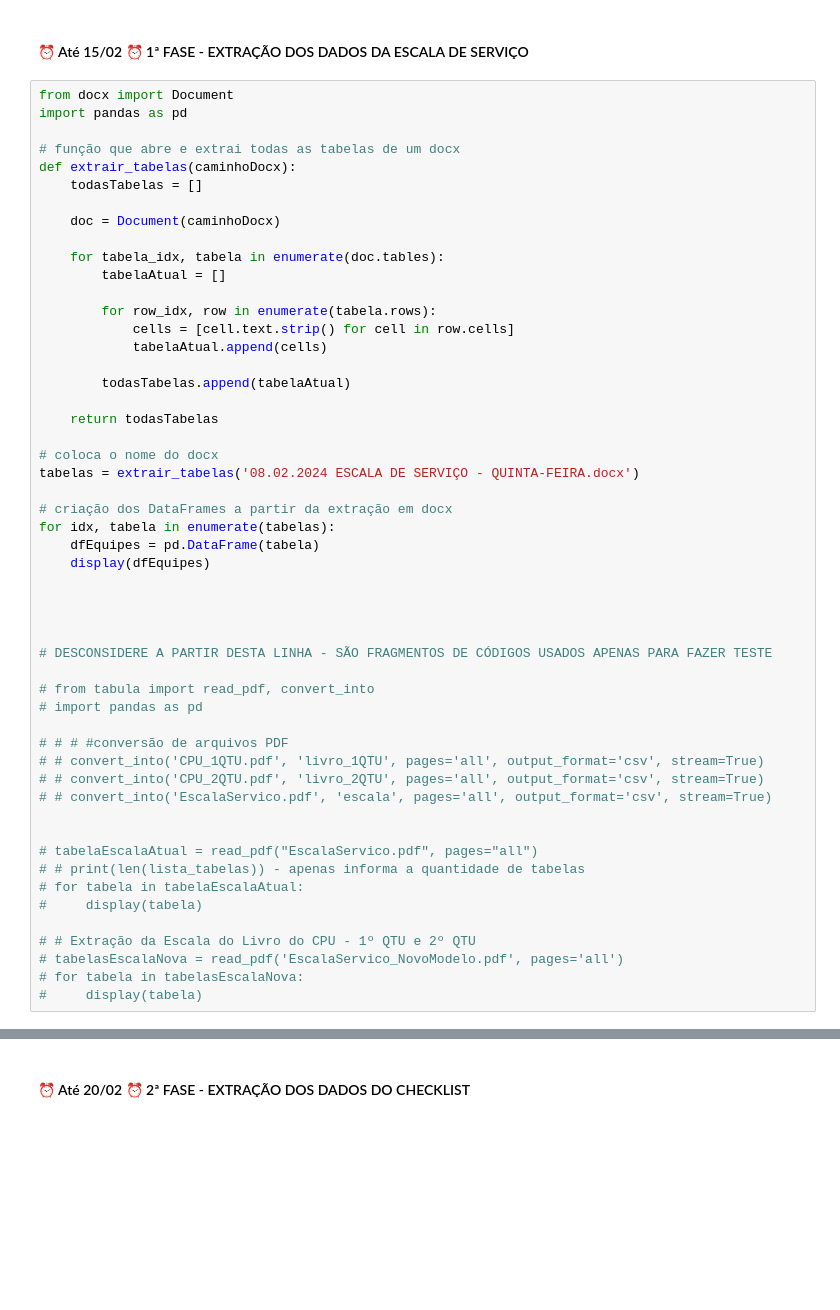
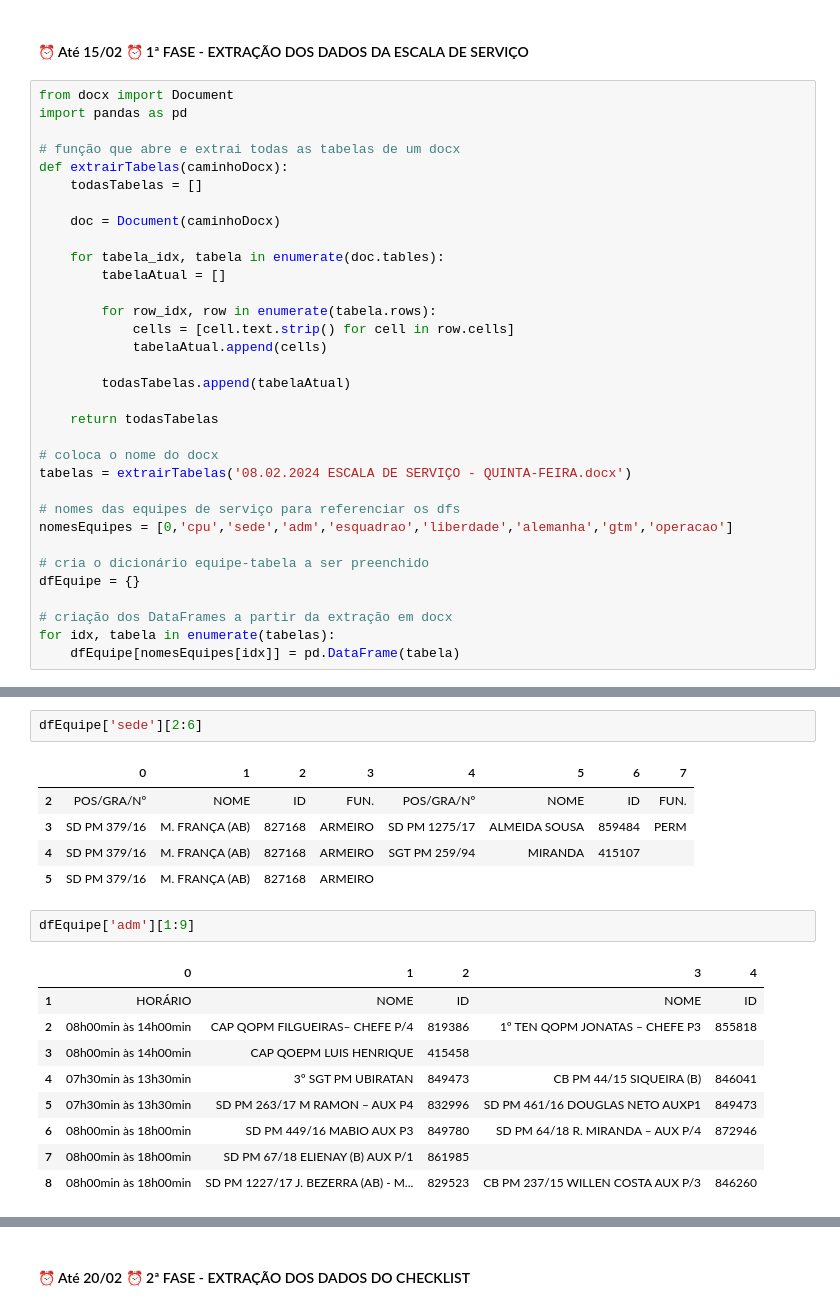
Before and after one commit to Reymoncelo/Checklist, a Jupyter notebook: main.ipynb, the cells around one changed output, grey strips where cells are left out. Saved outputs shown, nothing was run; the diff lists cells and outputs as text; blank space fills up the shorter version.

```diff
--- a/main.ipynb
+++ b/main.ipynb
@@ -5,7 +5,7 @@ from docx import Document
 import pandas as pd
 
 # função que abre e extrai todas as tabelas de um docx
-def extrair_tabelas(caminhoDocx):
+def extrairTabelas(caminhoDocx):
     todasTabelas = []
 
     doc = Document(caminhoDocx)
@@ -22,33 +22,14 @@ def extrair_tabelas(caminhoDocx):
     return todasTabelas
 
 # coloca o nome do docx
-tabelas = extrair_tabelas('08.02.2024 ESCALA DE SERVIÇO - QUINTA-FEIRA.docx')
+tabelas = extrairTabelas('08.02.2024 ESCALA DE SERVIÇO - QUINTA-FEIRA.docx')
+
+# nomes das equipes de serviço para referenciar os dfs
+nomesEquipes = [0,'cpu','sede','adm','esquadrao','liberdade','alemanha','gtm','operacao']
+
+# cria o dicionário equipe-tabela a ser preenchido
+dfEquipe = {}
 
 # criação dos DataFrames a partir da extração em docx
 for idx, tabela in enumerate(tabelas):
-    dfEquipes = pd.DataFrame(tabela)
-    display(dfEquipes)
-
-
-
-
-# DESCONSIDERE A PARTIR DESTA LINHA - SÃO FRAGMENTOS DE CÓDIGOS USADOS APENAS PARA FAZER TESTE
-
-# from tabula import read_pdf, convert_into
-# import pandas as pd
-
-# # # #conversão de arquivos PDF
-# # convert_into('CPU_1QTU.pdf', 'livro_1QTU', pages='all', output_format='csv', stream=True)
-# # convert_into('CPU_2QTU.pdf', 'livro_2QTU', pages='all', output_format='csv', stream=True)
-# # convert_into('EscalaServico.pdf', 'escala', pages='all', output_format='csv', stream=True)
-
-
-# tabelaEscalaAtual = read_pdf("EscalaServico.pdf", pages="all")
-# # print(len(lista_tabelas)) - apenas informa a quantidade de tabelas
-# for tabela in tabelaEscalaAtual:
-#     display(tabela)
-
-# # Extração da Escala do Livro do CPU - 1º QTU e 2º QTU
-# tabelasEscalaNova = read_pdf('EscalaServico_NovoModelo.pdf', pages='all')
-# for tabela in tabelasEscalaNova:
-#     display(tabela)
+    dfEquipe[nomesEquipes[idx]] = pd.DataFrame(tabela)
@@ -54,0 +44,20 @@ for idx, tabela in enumerate(tabelas):
+# %%
+dfEquipe['sede'][2:6]
+# %% [output]
+|  | 0 | 1 | 2 | 3 | 4 | 5 | 6 | 7 |
+| 2 | POS/GRA/Nº | NOME | ID | FUN. | POS/GRA/Nº | NOME | ID | FUN. |
+| 3 | SD PM 379/16 | M. FRANÇA (AB) | 827168 | ARMEIRO | SD PM 1275/17 | ALMEIDA SOUSA | 859484 | PERM |
+| 4 | SD PM 379/16 | M. FRANÇA (AB) | 827168 | ARMEIRO | SGT PM 259/94 | MIRANDA | 415107 |  |
+| 5 | SD PM 379/16 | M. FRANÇA (AB) | 827168 | ARMEIRO |  |  |  |  |
+# %%
+dfEquipe['adm'][1:9]
+# %% [output]
+|  | 0 | 1 | 2 | 3 | 4 |
+| 1 | HORÁRIO | NOME | ID | NOME | ID |
+| 2 | 08h00min às 14h00min | CAP QOPM FILGUEIRAS– CHEFE P/4 | 819386 | 1º TEN QOPM JONATAS – CHEFE P3 | 855818 |
+| 3 | 08h00min às 14h00min | CAP QOEPM LUIS HENRIQUE | 415458 |  |  |
+| 4 | 07h30min às 13h30min | 3º SGT PM UBIRATAN | 849473 | CB PM 44/15 SIQUEIRA (B) | 846041 |
+| 5 | 07h30min às 13h30min | SD PM 263/17 M RAMON – AUX P4 | 832996 | SD PM 461/16 DOUGLAS NETO AUXP1 | 849473 |
+| 6 | 08h00min às 18h00min | SD PM 449/16 MABIO AUX P3 | 849780 | SD PM 64/18 R. MIRANDA – AUX P/4 | 872946 |
+| 7 | 08h00min às 18h00min | SD PM 67/18 ELIENAY (B) AUX P/1 | 861985 |  |  |
+| 8 | 08h00min às 18h00min | SD PM 1227/17 J. BEZERRA (AB) - M... | 829523 | CB PM 237/15 WILLEN COSTA AUX P/3 | 846260 |
```
Also changed, not shown: parts of 7 cells of this notebook, 1 other file.
